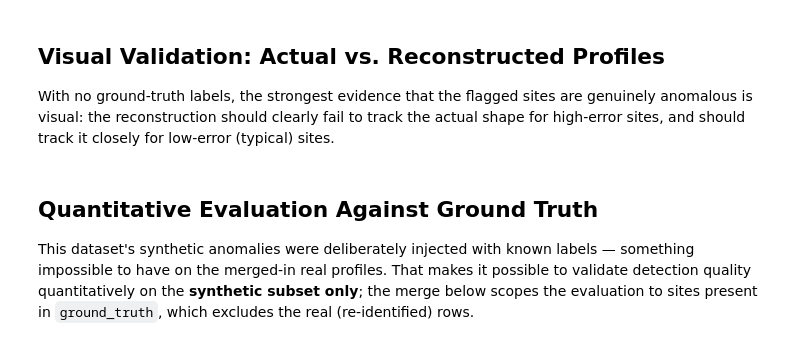
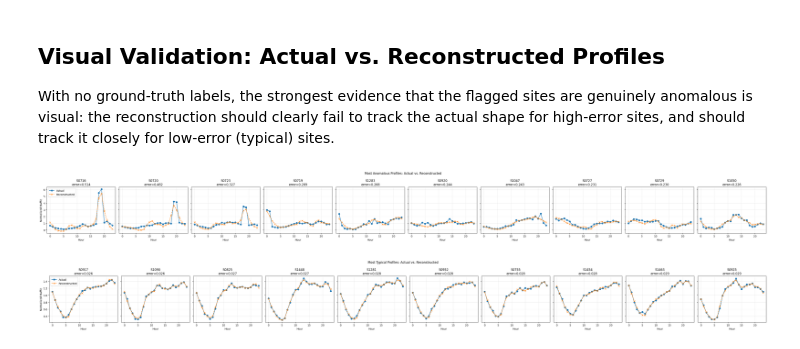
Before and after one commit to diego1soler/network-anomaly-detection, a Jupyter notebook: SDA.ipynb, the cells around one changed output. Cells and saved outputs as stored; diff of their text form; code cells hidden in the pictures.

Commit message:
Publish dataset.parquet; drop ground-truth evaluation section

```diff
--- a/SDA.ipynb
+++ b/SDA.ipynb
@@ -470,31 +480,30 @@ With no ground-truth labels, the strongest evidence that the flagged sites are g
 # %%
 def plot_profile_reconstructions(indices, X, X_hat, site_ids, errors, title):
     n = len(indices)
     fig, axes = plt.subplots(1, n, figsize=(4 * n, 4), sharey=True)
     if n == 1:
         axes = [axes]
     for ax, idx in zip(axes, indices):
         ax.plot(hour_cols, X[idx], marker="o", label="Actual", color="tab:blue")
         ax.plot(hour_cols, X_hat[idx], marker="x", linestyle="--",
                label="Reconstructed", color="tab:orange")
         ax.set_title(f"{site_ids.iloc[idx]}\nerror={errors[idx]:.3f}")
         ax.set_xlabel("Hour")
         ax.grid(True, alpha=0.3)
     axes[0].set_ylabel("Normalized traffic")
     axes[0].legend()
     fig.suptitle(title)
     plt.tight_layout()
     plt.show()
 
-N_EXAMPLES = 5
+N_EXAMPLES = 10
 top_anomaly_idx = np.argsort(err_all)[::-1][:N_EXAMPLES]
 top_normal_idx = np.argsort(err_all)[:N_EXAMPLES]
 
 plot_profile_reconstructions(top_anomaly_idx, X_norm, recon_all, site_ids, err_all,
                              "Most Anomalous Profiles: Actual vs. Reconstructed")
 plot_profile_reconstructions(top_normal_idx, X_norm, recon_all, site_ids, err_all,
                              "Most Typical Profiles: Actual vs. Reconstructed")
+# %% [output]
+[figure, added]
+[figure, added]
-# %% [markdown]
-## Quantitative Evaluation Against Ground Truth
-
-This dataset's synthetic anomalies were deliberately injected with known labels — something impossible to have on the merged-in real profiles. That makes it possible to validate detection quality quantitatively on the **synthetic subset only**; the merge below scopes the evaluation to sites present in `ground_truth`, which excludes the real (re-identified) rows.
```
Also changed, not shown: parts of 22 cells of this notebook, 11 other files.
